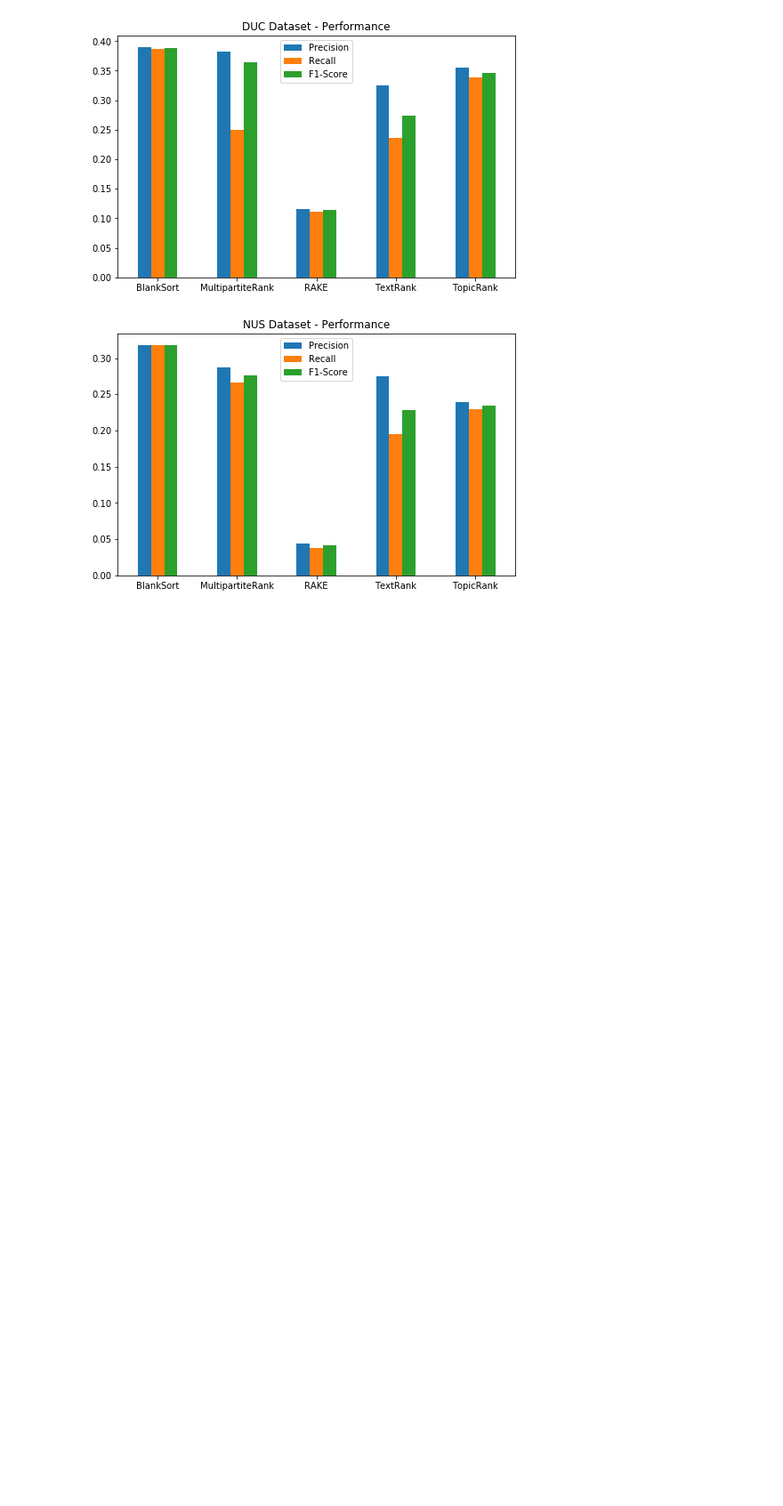
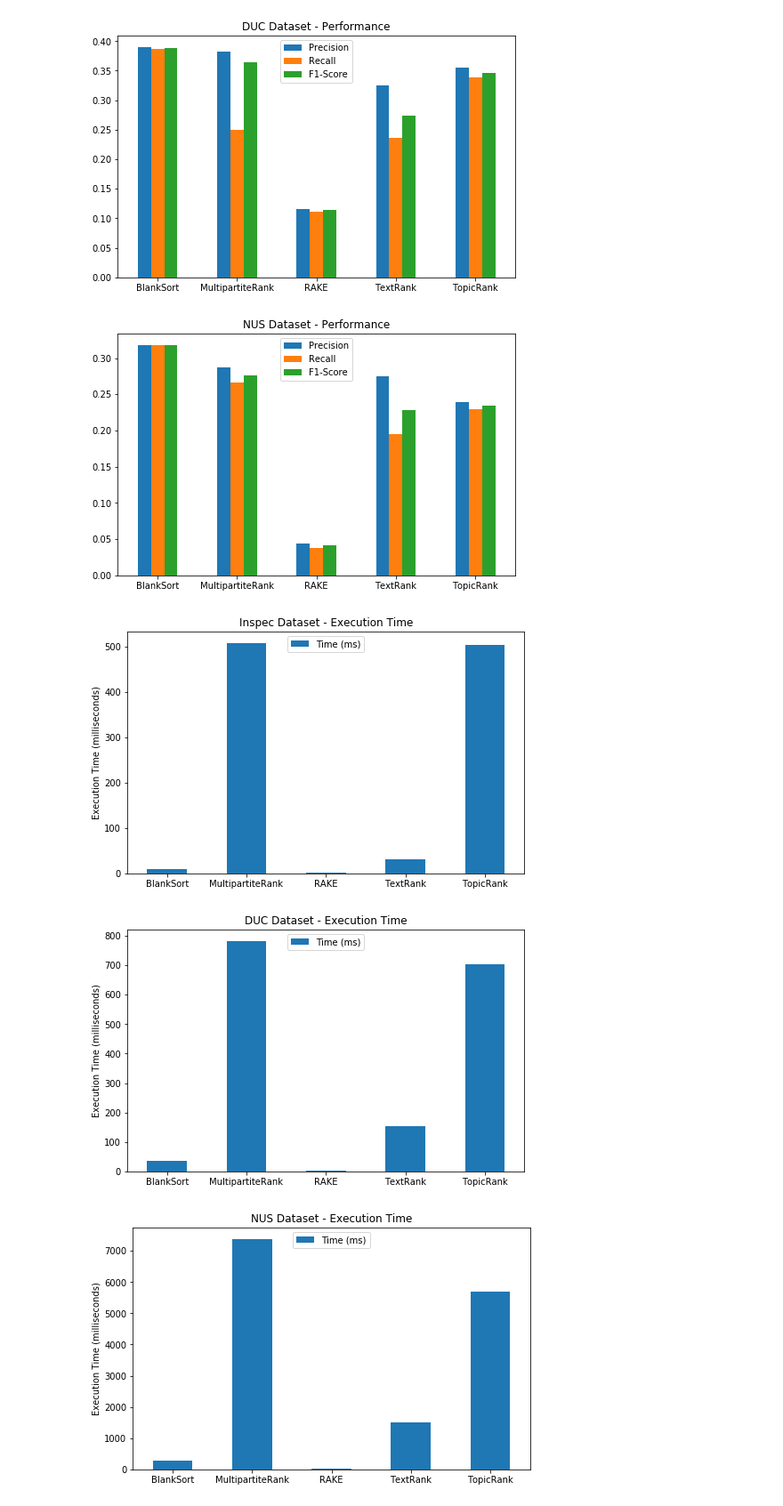
Before and after one commit to KentoNishi/BlankSort-Prototypes, a Jupyter notebook: utils/graphs.ipynb, the cells around one changed output. Shown: that part at 89% size. Cells and saved outputs as stored; diff of their text form; code cells hidden in the pictures; blank space fills up the shorter version.

Commit message:
Created graphs

```diff
--- a/utils/graphs.ipynb
+++ b/utils/graphs.ipynb
@@ -4,25 +4,25 @@ from matplotlib.pyplot import *
 import pandas as pd
 # %%
 data = [[
-    [0.501,0.484,0.492],
-    [0.442,0.39,0.414],
-    [0.388,0.321,0.351],
-    [0.431,0.337,0.378],
-    [0.429,0.403,0.416],
+    [0.501,0.484,0.492,9.359],
+    [0.442,0.39,0.414,508.516],
+    [0.388,0.321,0.351,0.641],
+    [0.431,0.337,0.378,31.586],
+    [0.429,0.403,0.416,504.938],
 ],
 [
-    [0.39,0.387,0.389],
-    [0.383,0.25,0.365],
-    [0.116,0.111,0.114],
-    [0.325,0.236,0.274],
-    [0.355,0.339,0.346],
+    [0.39,0.387,0.389,36.475],
+    [0.383,0.25,0.365,782.064],
+    [0.116,0.111,0.114,2.892],
+    [0.325,0.236,0.274,153.916],
+    [0.355,0.339,0.346,704.55],
 ],
 [
-    [0.318,0.318,0.318],
-    [0.287,0.266,0.276],
-    [0.044,0.038,0.041],
-    [0.275,0.195,0.228],
-    [0.239,0.229,0.234],
+    [0.318,0.318,0.318,286.357],
+    [0.287,0.266,0.276,7380.03],
+    [0.044,0.038,0.041,24.924],
+    [0.275,0.195,0.228,1516.616],
+    [0.239,0.229,0.234,5686.509],
 ]]
 datasets=["Inspec", "DUC", "NUS"]
 # %%
@@ -40,3 +40,19 @@ for i in range(3):
 [figure]
 [figure]
 [figure]
+# %%
+for i in range(3):
+    subdata=data[i]
+    metrics=[item[3] for item in subdata]
+    X = ['BlankSort','MultipartiteRank','RAKE','TextRank','TopicRank']
+    fig, ax = subplots(figsize=(8,5))
+    df = pd.DataFrame(metrics, index=X)
+    df.plot.bar(rot=0,ax=ax, width=0.5,title=datasets[i]+" Dataset - Execution Time")
+    ax.legend(["Time (ms)"],loc="upper center")
+    ax.set_ylabel("Execution Time (milliseconds)")
+    fig.show()
+    fig.savefig("C:\\Users\\kento\\Documents\\GitHub\\BlankSort-Prototypes\\images\\charts\\"+datasets[i]+"Performance.svg",format="svg")
+# %% [output]
+[figure, added]
+[figure, added]
+[figure, added]
```
Also changed, not shown: 5 other files.
